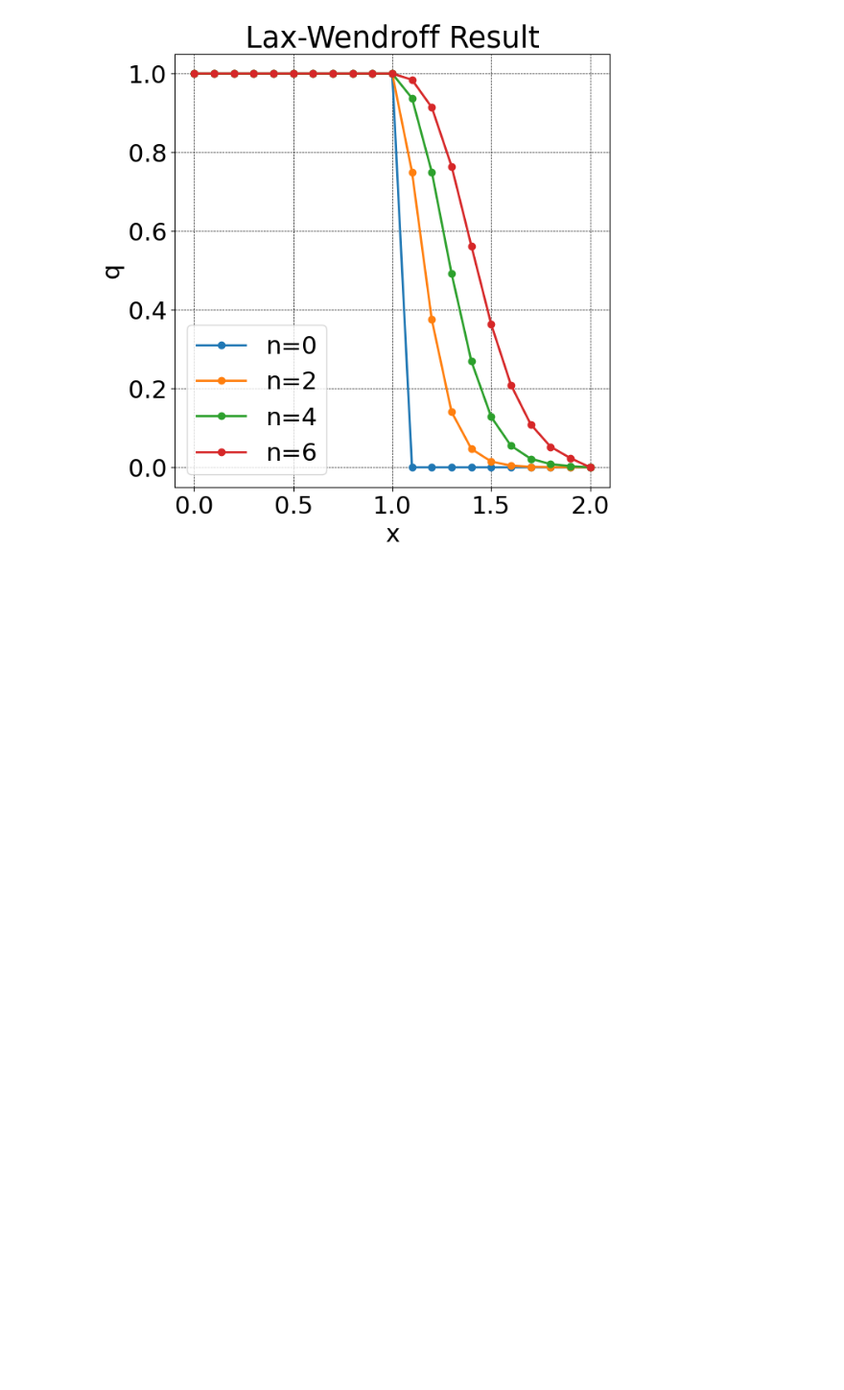
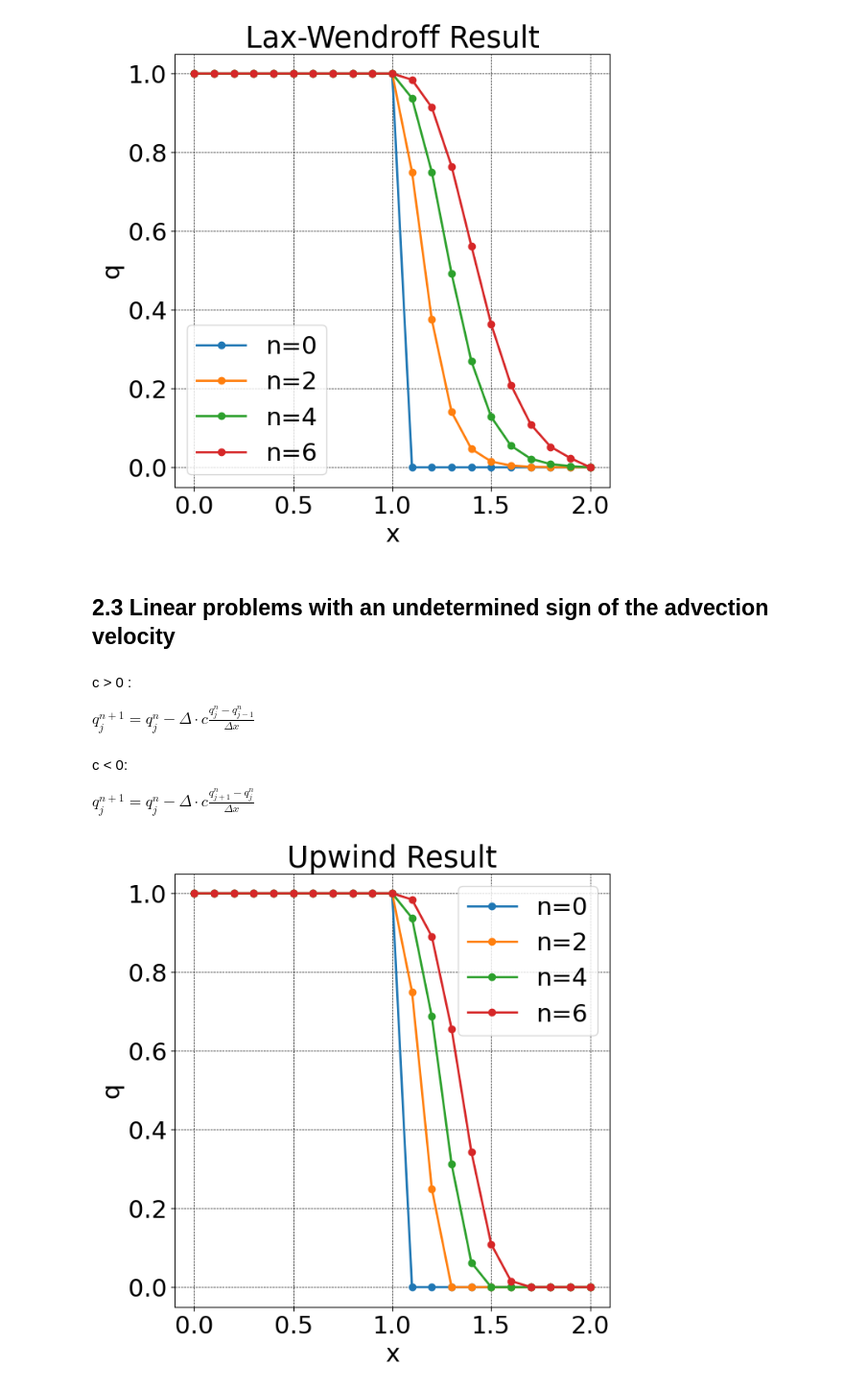
Before and after one commit to Saru1228/FluidDynamic, a Jupyter notebook: Chapter2.ipynb, the cells around one changed output. Shown at 96% size. Drawn from its saved outputs; the diff is of its cells as text; code cells hidden in the pictures; blank space fills up the shorter version.

```diff
--- a/Chapter2.ipynb
+++ b/Chapter2.ipynb
@@ -241,3 +241,52 @@ plt.title("Lax-Wendroff Result")
 plt.show()
 # %% [output]
 [figure]
+# %% [markdown]
+## 2.3 Linear problems with an undetermined sign of the advection velocity
+# %% [markdown]
+c > 0 :
+
+$q_j^{n+1} = q_j^n - \Delta \cdot c \frac{q_j^n - q_{j-1}^n}{\Delta x}$
+# %% [markdown]
+c < 0:
+
+$q_j^{n+1} = q_j^n - \Delta \cdot c \frac{q_{j+1}^n - q_{j}^n}{\Delta x}$
+# %%
+def Calculate(x,q,c,dt,nmax,dx):
+    plt.figure(figsize=(7,7),dpi=100)
+    plt.rcParams["font.size"] = 22
+    plt.plot(x,q,marker="o",lw=2,label="n=0")
+
+    for n in range (1, nmax +1):
+        qold = q.copy()
+        for j in range(1,jmax -1):
+            c2 = 0.5 * (c + abs(c))
+            c3 = 0.5 * (c -abs(c))
+            q[j] = qold[j] - dt * ((c2 * (qold[j]-qold[j-1])/dx) + (c3 * (qold[j+1]-qold[j])/dx))
+
+        if n %2 ==0:
+            plt.plot(x,q,marker="o",lw=2,label=f'n={n}')
+    plt.grid(color="black",linestyle="dashed",linewidth=0.5)
+    plt.xlabel("x")
+    plt.ylabel("q")
+    plt.legend()
+    plt.title("Upwind Result")
+    plt.show()
+# %%
+c = 1
+dt = 0.05
+dx = 0.1
+jmax = 21
+nmax = 6
+x = np.linspace(0,dx*(jmax -1),jmax)
+
+q = np.zeros(jmax)
+for j in range(jmax):
+    if (j < jmax /2):
+        q[j] = 1
+    else:
+        q[j] = 0
+# %%
+Calculate(x,q,c,dt,nmax,dx)
+# %% [output]
+[figure, added]
```
Also changed, not shown: parts of 21 cells of this notebook.
